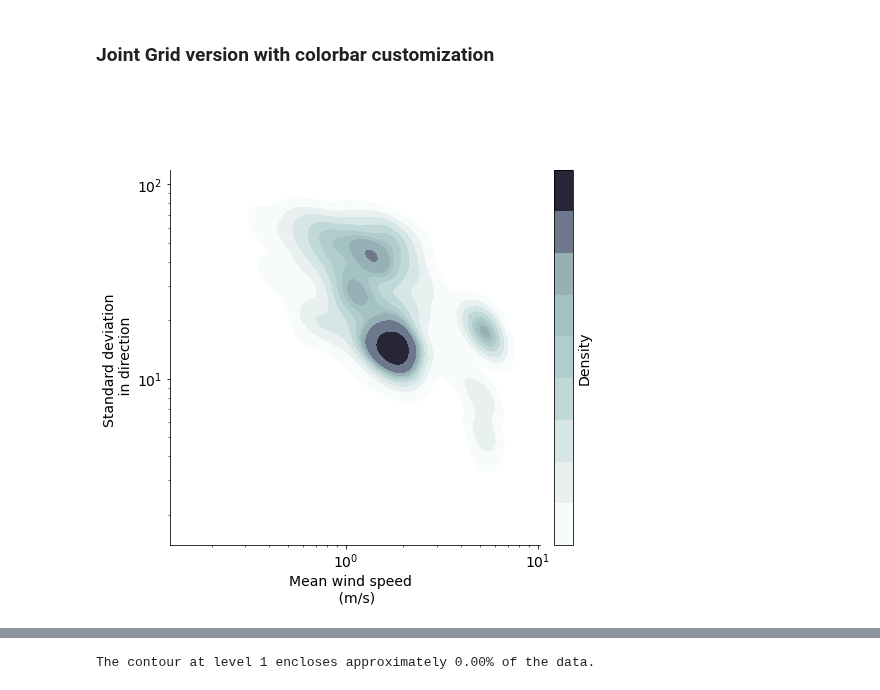
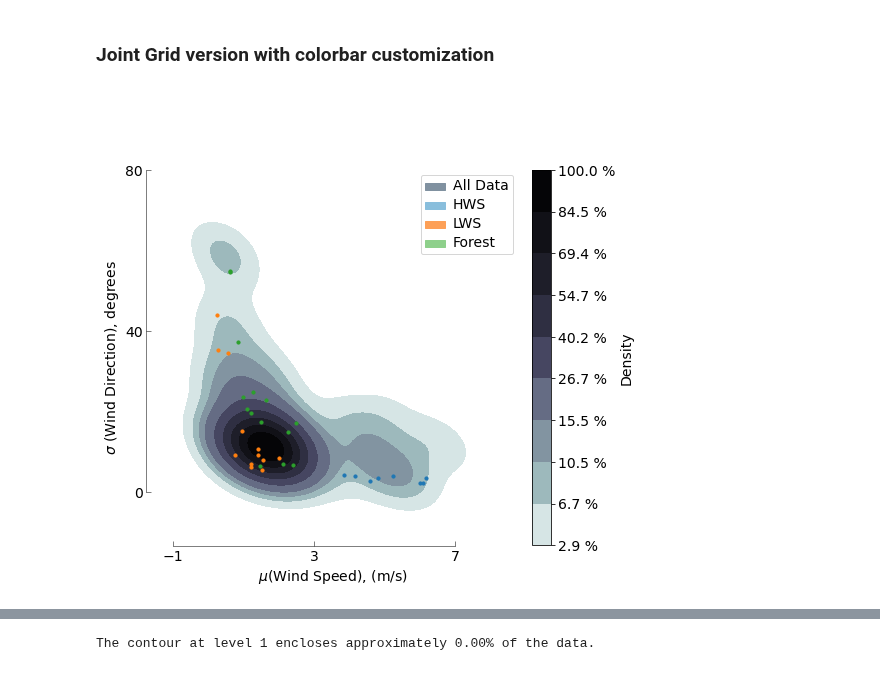
Before and after one commit to arunavanag591/odor_analysis, a Jupyter notebook: data_exploration/dataWindLagAnaylsis.ipynb, the cells around one changed output, grey strips where cells are left out. Cells and saved outputs as stored; diff of their text form; code cells hidden in the pictures.

```diff
--- a/data_exploration/dataWindLagAnaylsis.ipynb
+++ b/data_exploration/dataWindLagAnaylsis.ipynb
@@ -219,2 +245,20 @@ urbanchunks=urbanchunks.reset_index(drop=True)
+# %%
+lag_filter=10
+
+t1_1 = pd.read_hdf(folder_path+'hws_temporal.hdf')
+t1_1 = t1_1[t1_1['time'] == lag_filter]
+t1_1 = t1_1.reset_index(drop=True,inplace=False)
+
+t1_2 = pd.read_hdf(folder_path+'lws_temporal.hdf')
+t1_2 = t1_2[t1_2['time'] == lag_filter]
+t1_2 = t1_2.reset_index(drop=True,inplace=False)
+
+t_f = pd.read_hdf(folder_path+'forest_temporal.hdf')
+t_f = t_f[t_f['time'] == lag_filter]
+t_f = t_f.reset_index(drop=True,inplace=False)
+
+t_desert = pd.read_hdf(folder_path+'desert_temporal.hdf')
+t_desert = t_desert[t_desert['time'] == lag_filter]
+t_desert = t_desert.reset_index(drop=True,inplace=False)
 # %% [markdown]
 ### Plotting the Contour Map using Seaborn KDE
@@ -269,13 +333,13 @@ g = sns.JointGrid(data=alltempconcat, x='speed_avg', y='direction_std', space=0,
 #             shade=True, label='All Data',)
 
 density = sns.kdeplot(x=alltempconcat.speed_avg, y=alltempconcat.direction_std, cmap='bone_r', ax=g.ax_joint, cbar=True,
-            cbar_kws={'ticks':[0.0008,0.03]},
-            shade=True, label='All Data',log_scale=True)
+            norm=LogNorm(),
+            shade=True, label='All Data')
 # sns.kdeplot(data=alltempconcat, x='speed_avg', y='direction_std', cmap='gray', alpha=0.5, levels=[0.04], shade=False, ax=g.ax_joint)
 
-# g.ax_joint.scatter(np.log(t1_1.speed_avg), np.log(t1_1.direction_std), cmap='Blues', s=5, label='HWS')
-# g.ax_joint.scatter(np.log(t1_2.speed_avg), np.log(t1_2.direction_std), cmap='Oranges', s=5, label='LWS')
-# g.ax_joint.scatter(np.log(t_f.speed_avg), np.log(t_f.direction_std), cmap='g', s=5, label='Forest')
+g.ax_joint.scatter((t1_1.speed_avg), (t1_1.direction_std), cmap='Blues', s=10, label='HWS')
+g.ax_joint.scatter((t1_2.speed_avg), (t1_2.direction_std), cmap='Oranges', s=10, label='LWS')
+g.ax_joint.scatter((t_f.speed_avg), (t_f.direction_std), cmap='g', s=10, label='Forest')
 
 pos_joint_ax = g.ax_joint.get_position()
 pos_marg_x_ax = g.ax_marg_x.get_position()
@@ -284,40 +348,42 @@ g.fig.axes[-1].set_position([.86, pos_joint_ax.y0, .07, pos_joint_ax.height])
 
 # g.ax_joint.set_xscale('log')
 # g.ax_joint.set_yscale('log')
 
 
 g.ax_marg_x.axis('off')
 g.ax_marg_y.axis('off')
 
 # Adjustments
 # g.ax_joint.set_xlim(-1,7)
 # g.ax_joint.set_ylim(-10,90)
-g.ax_joint.set_xlabel('Mean wind speed  \n (m/s)')
-g.ax_joint.set_ylabel('Standard deviation \n in direction')
+g.ax_joint.set_xlabel('$\mu$(Wind Speed), (m/s)')
+g.ax_joint.set_ylabel('$\sigma$ (Wind Direction), degrees')
 
 
 cbar = g.fig.axes[-1]
 cbar.set_ylabel('Density',rotation=90)
 cbar_ticks = cbar.get_yticks()
 _, cbar_max = cbar.get_ylim()
 cbar.set_yticklabels([f'{t / cbar_max * 100:.1f} %' for t in cbar_ticks])
 
 
-# mpl_functions.adjust_spines(g.ax_joint, ['left', 'bottom'],
-#                             spine_locations={'left': 1, 'bottom': 1},
-#                             smart_bounds=True,
-#                             xticks=[-1,3,7],
-#                             yticks=[0,40,80],
-#                             linewidth=0.5)
+mpl_functions.adjust_spines(g.ax_joint, ['left', 'bottom'],
+                            spine_locations={'left': 1, 'bottom': 1},
+                            smart_bounds=True,
+                            xticks=[-1,3,7],
+                            yticks=[0,40,80],
+                            linewidth=0.5)
+
+
 
 # Custom legend patches
 all_patch = mpatches.Patch(color=sns.color_palette("bone_r")[2], label='All Data')
 hws_patch = mpatches.Patch(color=sns.color_palette("Blues")[2], label='HWS')
 lws_patch = mpatches.Patch(color=sns.color_palette("Oranges")[2], label='LWS')
 forest_patch = mpatches.Patch(color=sns.color_palette("Greens")[2], label='Forest')
 
-# g.ax_joint.legend(handles=[all_patch, hws_patch, lws_patch, forest_patch])
+g.ax_joint.legend(handles=[all_patch, hws_patch, lws_patch, forest_patch])
 
 mpl_functions.set_fontsize(g.fig, 14)
 # %% [output]
-[figure, old version]
+[figure, new version]
```
Also changed, not shown: parts of 18 cells of this notebook.
